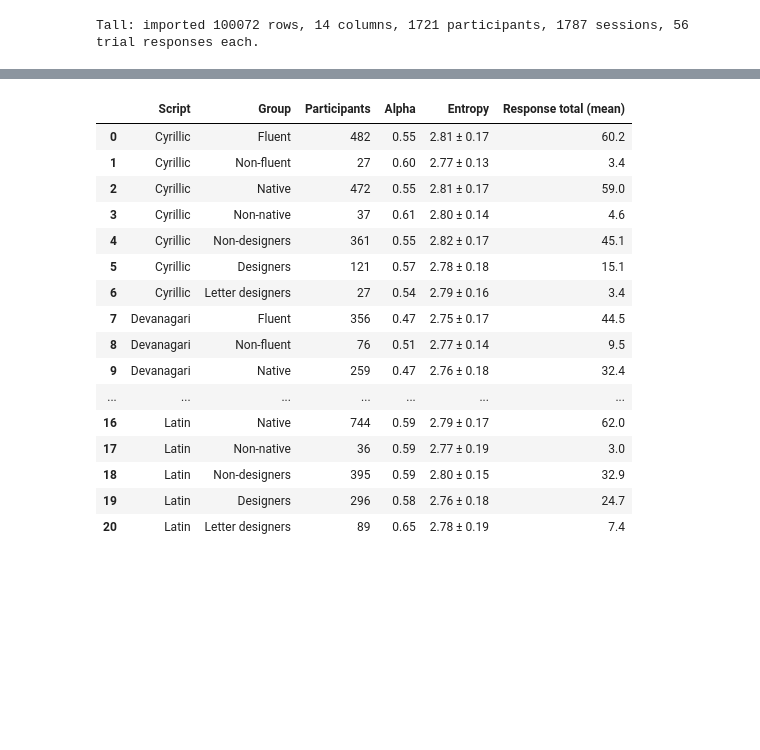
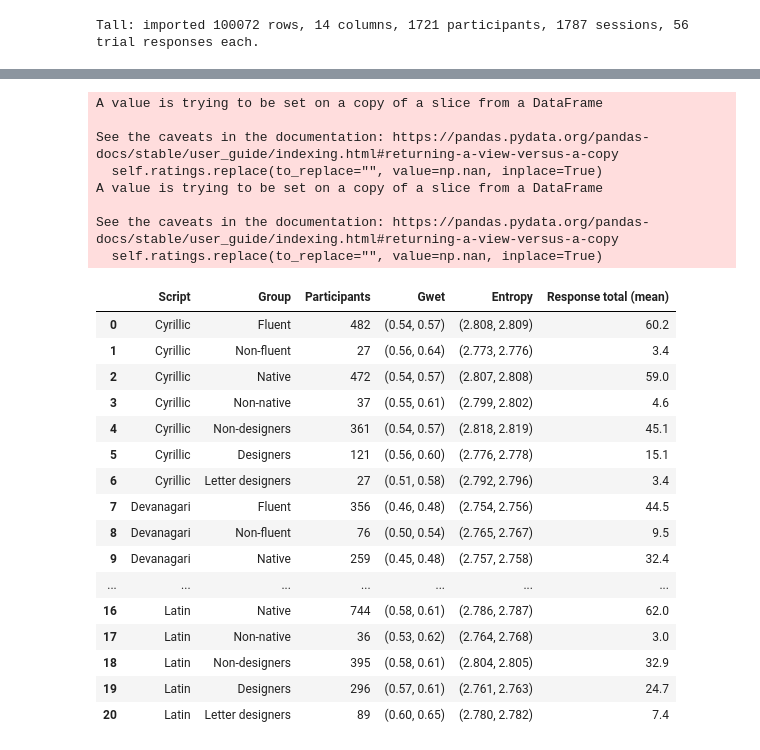
Before and after one commit to MrBrezina/context-sensitive-visual-similarity, a Jupyter notebook: data/participants-agreement.ipynb, the cells around one changed output, grey strips where cells are left out. Saved outputs shown, nothing was run; the diff lists cells and outputs as text; code cells hidden in the pictures; blank space fills up the shorter version.

```diff
--- a/data/participants-agreement.ipynb
+++ b/data/participants-agreement.ipynb
@@ -75,17 +124,22 @@ edata = edata[edata["order"] == 1]
 # Entropy per script (box plots)
 
 # report & plot multiple box plots next to each other
-fig, axes = plt.subplots(1, 3, sharey=True, figsize=(6, 4))
+fig, axes = plt.subplots(1, 4, sharey=True, figsize=(6, 4))
 fig.subplots_adjust(wspace=0.2, hspace=0)
-for i, script in enumerate(SCRIPTS):
-  entropy_values = edata[edata["script"] == script]["entropy"]
+
+for i, script in enumerate(SCRIPTS+["ALL"]):
+  if script == "ALL":
+    entropy_values = edata["entropy"]
+  else:
+    entropy_values = edata[edata["script"] == script]["entropy"]
+    script = script.title()
   entropy_values.name = ""
   entropy_values.plot(kind="box",
                       patch_artist=True,
                       showfliers=False,
                       boxprops=dict(facecolor="white", color=COL),
                       color=box_colors,
-                      xlabel=script.title(),
+                      xlabel=script,
                       title="",
                       ax=axes[i],
                       )
@@ -183,8 +256,8 @@ display(pg.normality(edata, group="fluent in script", dv="entropy"))
 # %%
 # Describe individual groups
 
-MIN_RESPONSE_TOTAL = 10  # minimal total response count (checked per group)
-MIN_TRIALS = 10  # minimal number of shared trials, has to be bigger than 2 for the sake of correlation tests
+MIN_RESPONSE_TOTAL = 8  # minimal total response count (checked per group)
+MIN_TRIALS = 8  # minimal number of shared trials, has to be bigger than 2 for the sake of correlation tests
 COLS = [  # to get a nice order in the result reports
   "Script",
   "Group",
@@ -192,9 +265,11 @@ COLS = [  # to get a nice order in the result reports
   "Participants",
   "Trials",
   "Agreement",
-  "Spearman (r)",
+  "Effect",
+  "Spearman",
   "Spearman (p)",
-  "Alpha",
+  "Gwet",
+  "Freq. (p)",
   "Entropy",
   "Entropy (p)",
   "Entropy (result)",
@@ -247,57 +322,66 @@ for script in SCRIPTS:
       # Mean total response count across both groups
       total_mean = adata.count().mean()
 
-      # Krippendorff’s alpha
+      # Gwet AC1
       # format the reliability data
       for c in adata.columns:
         adata[c] = [np.nan if pd.isnull(v) else CHARS.index(v) for v in adata[c].values]
-      alpha = krippendorff.alpha(reliability_data=adata.values, level_of_measurement='nominal')
+      raters = CAC(adata.T)
+      gwet = raters.gwet()["est"]["confidence_interval"]
 
       # Entropy
       entropy = pd.DataFrame(*subset_data(edata, groupby, [value], script))["entropy"]
-
+      entropy_ci = get_mean_ci(entropy)
       row_results = {
         "Response total (mean)": f"{total_mean:.1f}",
-        "Alpha":  f"{alpha:.2f}",
-        "Entropy": f"{entropy.mean():.2f} ± {entropy.std():.2f}",
+        "Gwet":  f"({gwet[0]:.2f}, {gwet[1]:.2f})",
+        "Entropy": f"({entropy_ci[0]:.3f}, {entropy_ci[1]:.3f})",
       }
     # format results
     if groupby.startswith("fluent"):
       group_nice = "Fluent" if value else "Non-fluent"
     elif groupby.startswith("native"):
       group_nice = "Native" if value else "Non-native"
     elif groupby.startswith("design"):
       if value == DESIGNERS:
         group_nice = "Designers"
       else:
         group_nice = f"{value}s"
 
     row_results["Script"] = script.title()
     row_results["Group"] = group_nice
     row_results["Participants"] = f"{len(adata)}"
 
     results.append(pd.Series(row_results, index=COLS))
 results = pd.concat(results, axis=1).dropna(how="all").fillna("—")
 display(results.T)
 results.T.to_csv("csv/agreement_groups-separately.csv")
 # %% [output]
+A value is trying to be set on a copy of a slice from a DataFrame
+
+See the caveats in the documentation: https://pandas.pydata.org/pandas-docs/stable/user_guide/indexing.html#returning-a-view-versus-a-copy
+  self.ratings.replace(to_replace="", value=np.nan, inplace=True)
+A value is trying to be set on a copy of a slice from a DataFrame
+
+See the caveats in the documentation: https://pandas.pydata.org/pandas-docs/stable/user_guide/indexing.html#returning-a-view-versus-a-copy
+  self.ratings.replace(to_replace="", value=np.nan, inplace=True)
-|  | Script | Group | Participants | Alpha | Entropy | Response total (mean) |
-| 0 | Cyrillic | Fluent | 482 | 0.55 | 2.81 ± 0.17 | 60.2 |
-| 1 | Cyrillic | Non-fluent | 27 | 0.60 | 2.77 ± 0.13 | 3.4 |
-| 2 | Cyrillic | Native | 472 | 0.55 | 2.81 ± 0.17 | 59.0 |
-| 3 | Cyrillic | Non-native | 37 | 0.61 | 2.80 ± 0.14 | 4.6 |
-| 4 | Cyrillic | Non-designers | 361 | 0.55 | 2.82 ± 0.17 | 45.1 |
-| 5 | Cyrillic | Designers | 121 | 0.57 | 2.78 ± 0.18 | 15.1 |
-| 6 | Cyrillic | Letter designers | 27 | 0.54 | 2.79 ± 0.16 | 3.4 |
-| 7 | Devanagari | Fluent | 356 | 0.47 | 2.75 ± 0.17 | 44.5 |
-| 8 | Devanagari | Non-fluent | 76 | 0.51 | 2.77 ± 0.14 | 9.5 |
-| 9 | Devanagari | Native | 259 | 0.47 | 2.76 ± 0.18 | 32.4 |
+|  | Script | Group | Participants | Gwet | Entropy | Response total (mean) |
+| 0 | Cyrillic | Fluent | 482 | (0.54, 0.57) | (2.808, 2.809) | 60.2 |
+| 1 | Cyrillic | Non-fluent | 27 | (0.56, 0.64) | (2.773, 2.776) | 3.4 |
+| 2 | Cyrillic | Native | 472 | (0.54, 0.57) | (2.807, 2.808) | 59.0 |
+| 3 | Cyrillic | Non-native | 37 | (0.55, 0.61) | (2.799, 2.802) | 4.6 |
+| 4 | Cyrillic | Non-designers | 361 | (0.54, 0.57) | (2.818, 2.819) | 45.1 |
+| 5 | Cyrillic | Designers | 121 | (0.56, 0.60) | (2.776, 2.778) | 15.1 |
+| 6 | Cyrillic | Letter designers | 27 | (0.51, 0.58) | (2.792, 2.796) | 3.4 |
+| 7 | Devanagari | Fluent | 356 | (0.46, 0.48) | (2.754, 2.756) | 44.5 |
+| 8 | Devanagari | Non-fluent | 76 | (0.50, 0.54) | (2.765, 2.767) | 9.5 |
+| 9 | Devanagari | Native | 259 | (0.45, 0.48) | (2.757, 2.758) | 32.4 |
 | ... | ... | ... | ... | ... | ... | ... |
-| 16 | Latin | Native | 744 | 0.59 | 2.79 ± 0.17 | 62.0 |
-| 17 | Latin | Non-native | 36 | 0.59 | 2.77 ± 0.19 | 3.0 |
-| 18 | Latin | Non-designers | 395 | 0.59 | 2.80 ± 0.15 | 32.9 |
-| 19 | Latin | Designers | 296 | 0.58 | 2.76 ± 0.18 | 24.7 |
-| 20 | Latin | Letter designers | 89 | 0.65 | 2.78 ± 0.19 | 7.4 |
+| 16 | Latin | Native | 744 | (0.58, 0.61) | (2.786, 2.787) | 62.0 |
+| 17 | Latin | Non-native | 36 | (0.53, 0.62) | (2.764, 2.768) | 3.0 |
+| 18 | Latin | Non-designers | 395 | (0.58, 0.61) | (2.804, 2.805) | 32.9 |
+| 19 | Latin | Designers | 296 | (0.57, 0.61) | (2.761, 2.763) | 24.7 |
+| 20 | Latin | Letter designers | 89 | (0.60, 0.65) | (2.780, 2.782) | 7.4 |
 # %%
 # Compare between groups with hypothesis tests
 
```
Also changed, not shown: parts of 7 cells of this notebook, 7 other files.
